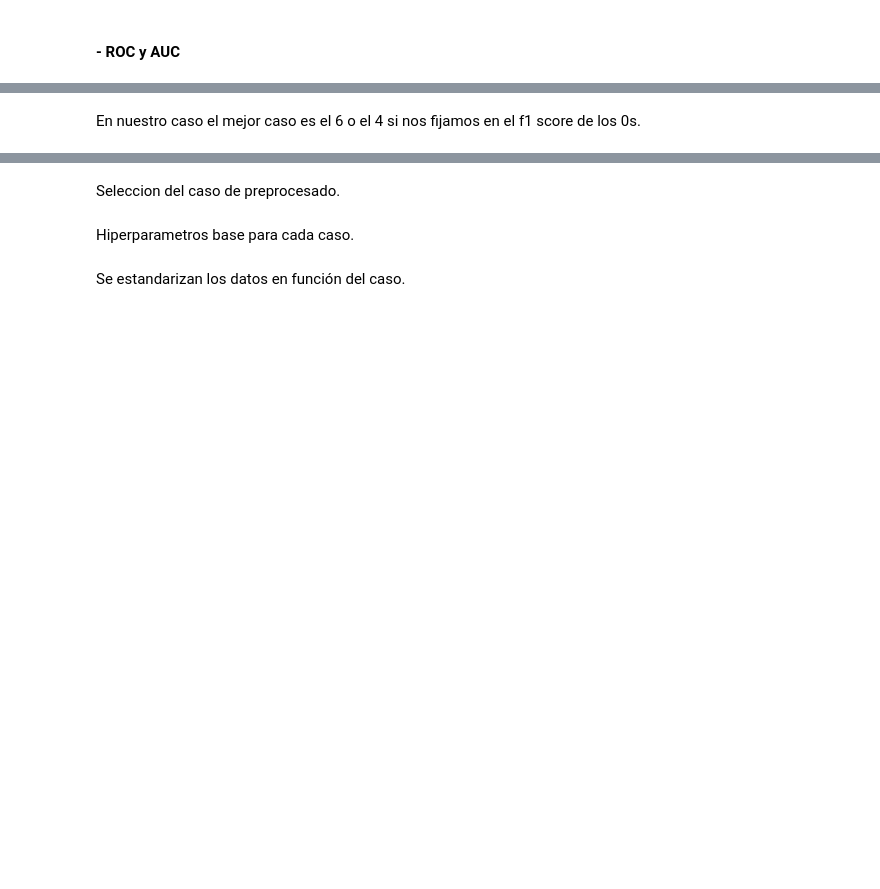
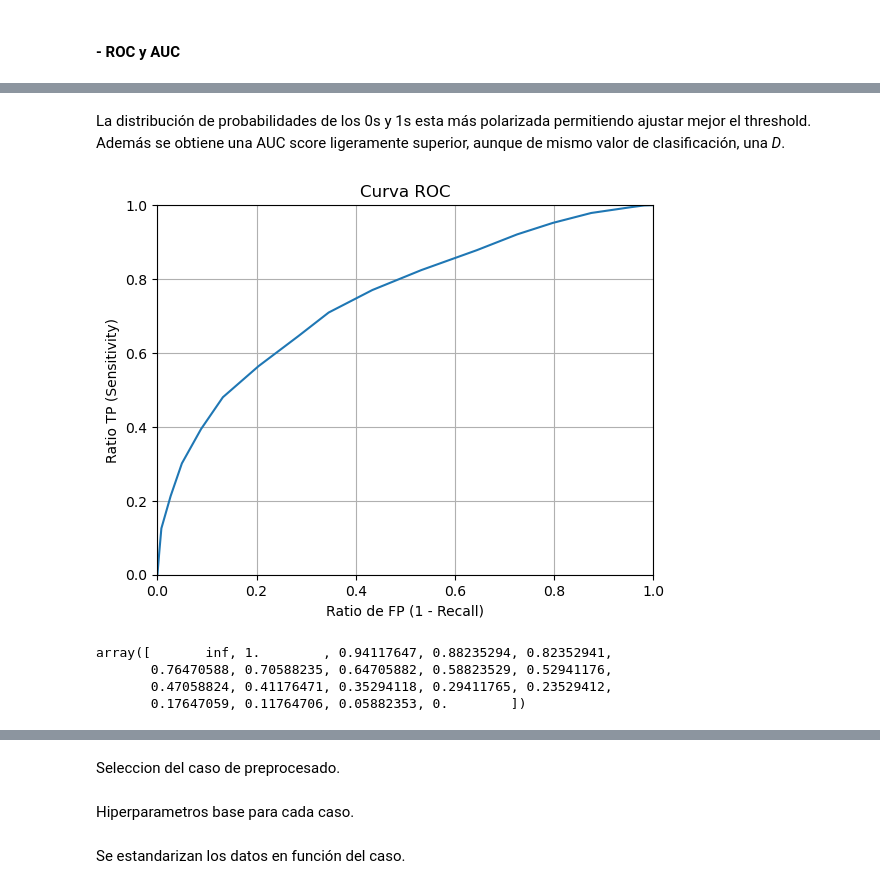
Before and after one commit to Tehedor/Reto1_ML-ABID, a Jupyter notebook: 6_Entrenamiento_y_evaluacion_v2.ipynb, the cells around one changed output, grey strips where cells are left out. Drawn from its saved outputs; the diff is of its cells as text; code cells hidden in the pictures; blank space fills up the shorter version.

```diff
--- a/6_Entrenamiento_y_evaluacion_v2.ipynb
+++ b/6_Entrenamiento_y_evaluacion_v2.ipynb
@@ -698,5 +675,0 @@ Entrenamos el modelo y comprobamos su exactitud.
-# %%
-model_KNN.fit(X_pca, y_resampled)
-
-predicted_KNN = model_KNN.predict(X_test_pca)
-expected_KNN = y_test
@@ -895,9 +725,9 @@ Definimos los mejores parámetros (no se define con *grid_search.best_params_* p
 # %%
 params_final_KNN = {
-    "n_neighbors": 11,
-    "leaf_size": 30,
+    "n_neighbors": 17,
+    "leaf_size": 10,
     "metric": "minkowski",
-    "p": 1,
+    "p": 3,
     "weights": "uniform",
     "algorithm": "auto"
 }
@@ -912,5 +740,5 @@ Entrenamos el modelo y realizamos la predicción.
 # %%
-final_KNN.fit(X_pca, y_resampled)
+final_KNN.fit(X_resampled, y_resampled)
 
-predicted_KNN_opt = final_KNN.predict(X_test_pca)
+predicted_KNN_opt = final_KNN.predict(X_test_scaled)
 expected_KNN_opt = y_test
@@ -1005,2 +767,22 @@ Caso 6 :
-# %% [markdown]
-En nuestro caso el mejor caso es el 6 o el 4 si nos fijamos en el f1 score de los 0s.
+# %% [markdown]
+La distribución de probabilidades de los 0s y 1s esta más polarizada permitiendo ajustar mejor el threshold. Además se obtiene una AUC score ligeramente superior, aunque de mismo valor de clasificación, una *D*.
+# %%
+y_pred_prob_KNN = final_KNN.predict_proba(X_test_scaled)[:,1]
+fpr, tpr, thresholds = roc_curve(y_test, y_pred_prob_KNN)
+plt.plot(fpr, tpr)
+plt.xlim([0.0, 1.0])
+plt.ylim([0.0, 1.0])
+plt.title('Curva ROC')
+plt.xlabel('Ratio de FP (1 - Recall)')
+plt.ylabel('Ratio TP (Sensitivity)')
+plt.grid(True)
+plt.show()
+# %% [output]
+[figure, added]
+# %%
+thresholds
+# %% [output]
+array([       inf, 1.        , 0.94117647, 0.88235294, 0.82352941,
+       0.76470588, 0.70588235, 0.64705882, 0.58823529, 0.52941176,
+       0.47058824, 0.41176471, 0.35294118, 0.29411765, 0.23529412,
+       0.17647059, 0.11764706, 0.05882353, 0.        ])
```
Also changed, not shown: parts of 348 cells of this notebook.
